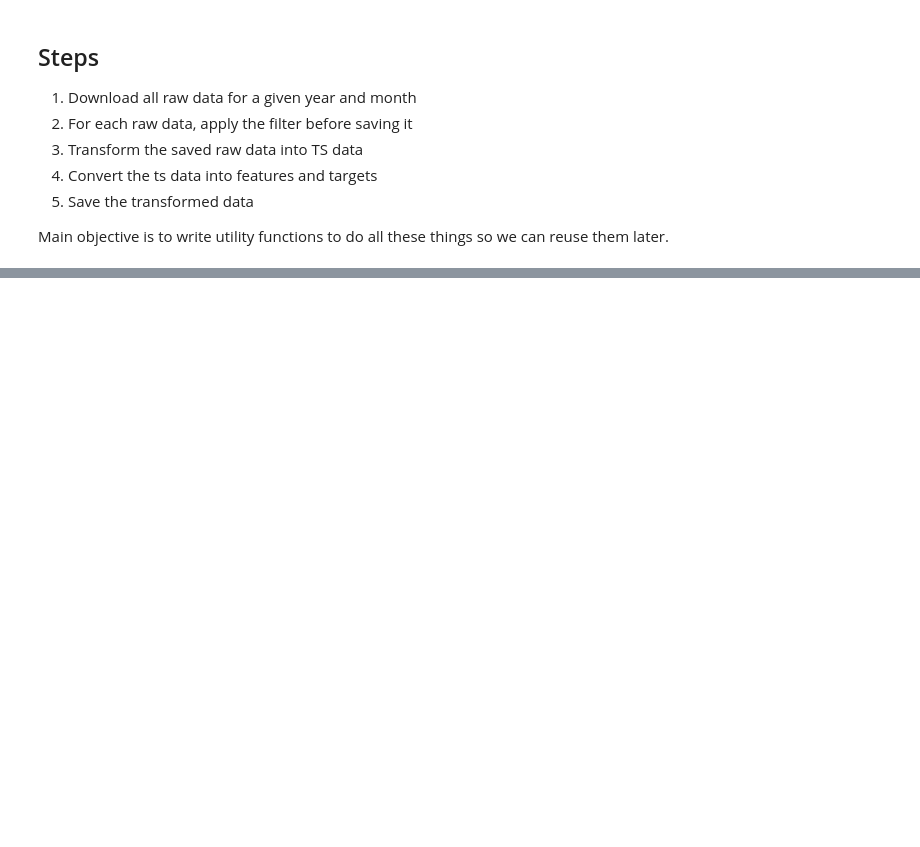
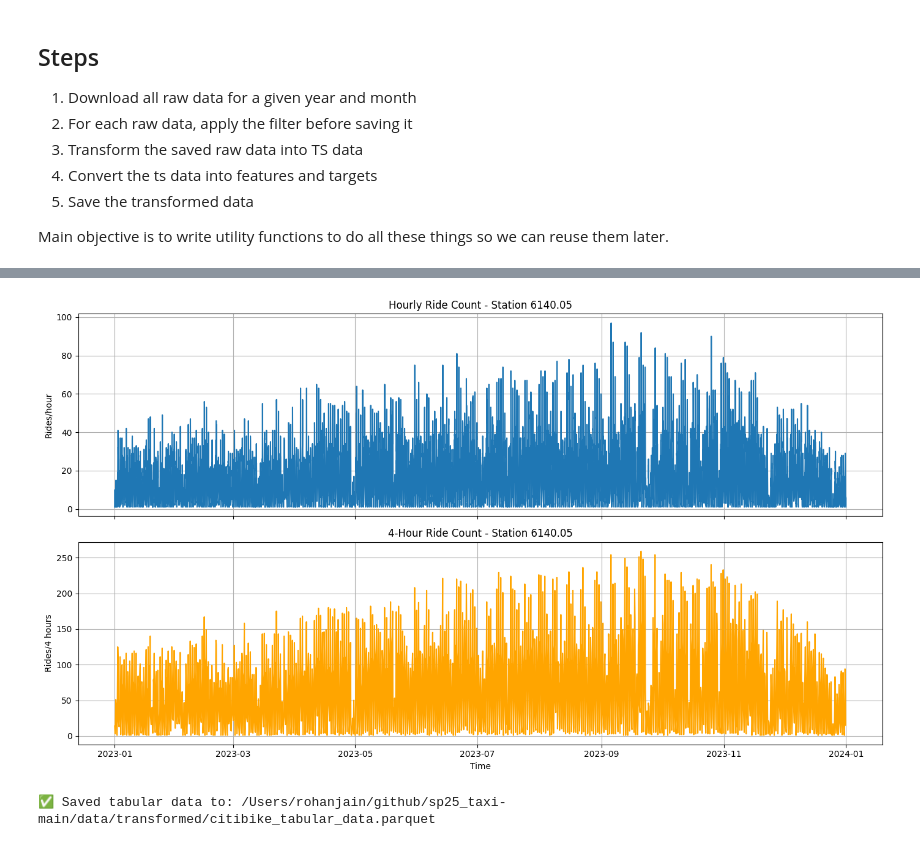
Before and after one commit to rohanjain127/citi_bike_project, a Jupyter notebook: notebooks/05_transform_raw_data_into_features_and_targets.ipynb, the cells around one changed output, grey strips where cells are left out. Cells and saved outputs as stored; diff of their text form; code cells hidden in the pictures; blank space fills up the shorter version.

```diff
--- a/notebooks/05_transform_raw_data_into_features_and_targets.ipynb
+++ b/notebooks/05_transform_raw_data_into_features_and_targets.ipynb
@@ -246,0 +261,16 @@ features
+# %%
+top_station_id, hourly_data, agg_4h_data = compare_aggregation_levels(rides)
+# %% [output]
+[figure, added]
+# %%
+from src.config import TRANSFORMED_DATA_DIR
+
+# Combine features and target
+tabular_data = features_df.copy()
+tabular_data["target"] = target_series
+
+# Save as Parquet
+tabular_data.to_parquet(TRANSFORMED_DATA_DIR / "citibike_tabular_data.parquet", engine="pyarrow")
+print("✅ Saved tabular data to:", TRANSFORMED_DATA_DIR / "citibike_tabular_data.parquet")
+# %% [output]
+✅ Saved tabular data to: /Users/rohanjain/github/sp25_taxi-main/data/transformed/citibike_tabular_data.parquet
```
Also changed, not shown: parts of 34 cells of this notebook, 11 other files.
